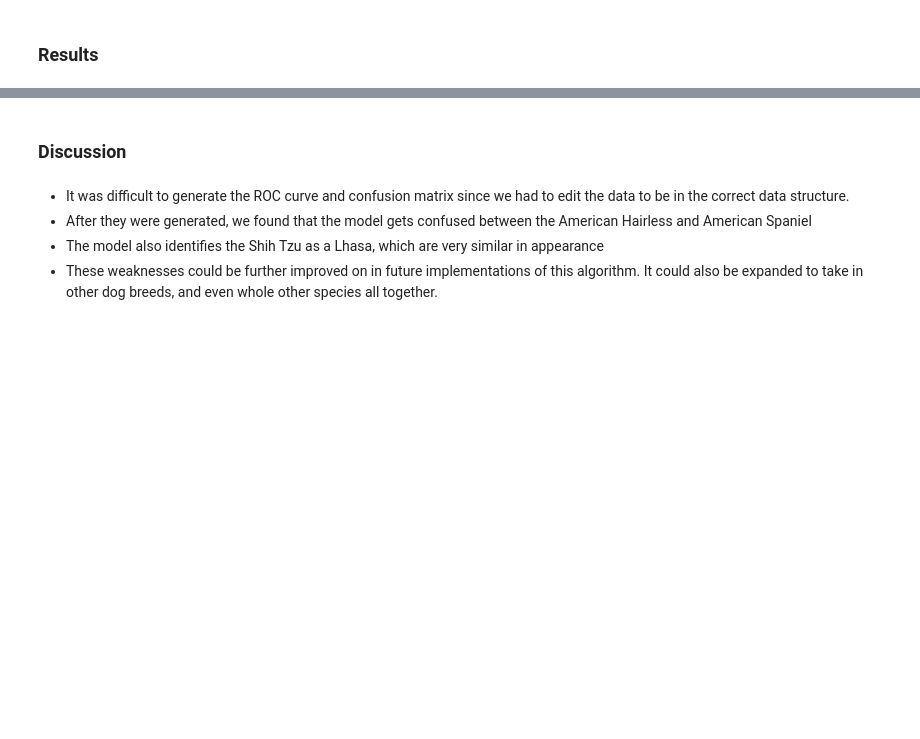
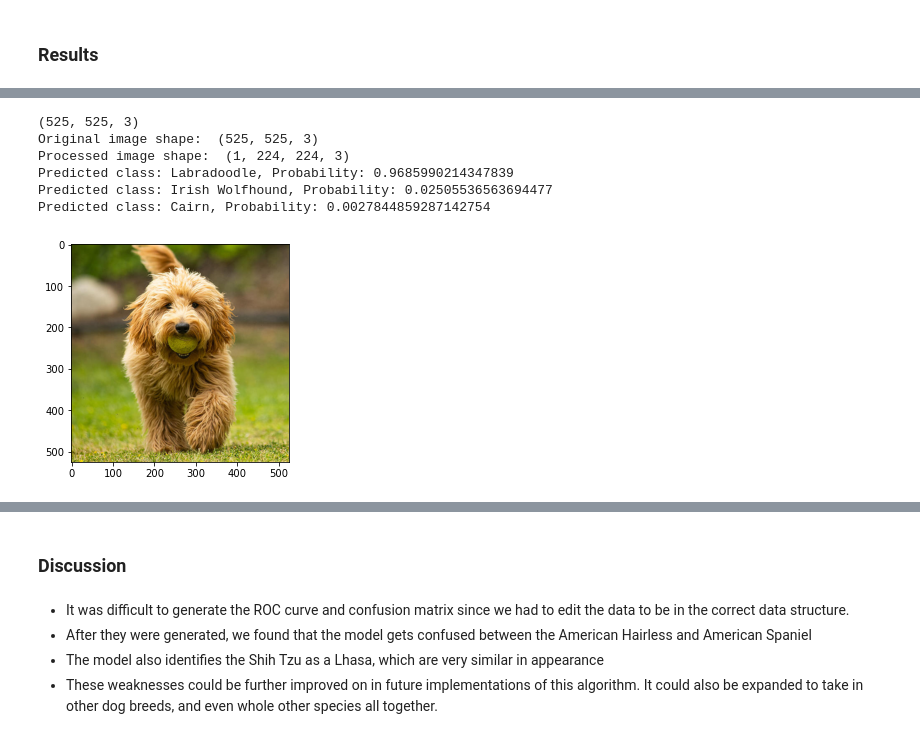
Before and after one commit to TheRealAryanTiwari/AI-In-Biology-Project, a Jupyter notebook: blue_bsc4892/tolingerjiang/Project/AI-In-Biology-Project/Project.ipynb/Project.ipynb, the cells around one changed output, grey strips where cells are left out. Drawn from its saved outputs; the diff is of its cells as text; code cells hidden in the pictures; blank space fills up the shorter version.

```diff
--- a/blue_bsc4892/tolingerjiang/Project/AI-In-Biology-Project/Project.ipynb/Project.ipynb
+++ b/blue_bsc4892/tolingerjiang/Project/AI-In-Biology-Project/Project.ipynb/Project.ipynb
@@ -427,0 +460,10 @@ plt.show()
+# %%
+model_prediction("irl/Goldendoodle-image-2.jpg")
+# %% [output]
+(525, 525, 3)
+Original image shape:  (525, 525, 3)
+Processed image shape:  (1, 224, 224, 3)
+Predicted class: Labradoodle, Probability: 0.9685990214347839
+Predicted class: Irish Wolfhound, Probability: 0.02505536563694477
+Predicted class: Cairn, Probability: 0.0027844859287142754
+[figure, added]
```
Also changed, not shown: parts of 32 cells of this notebook.
